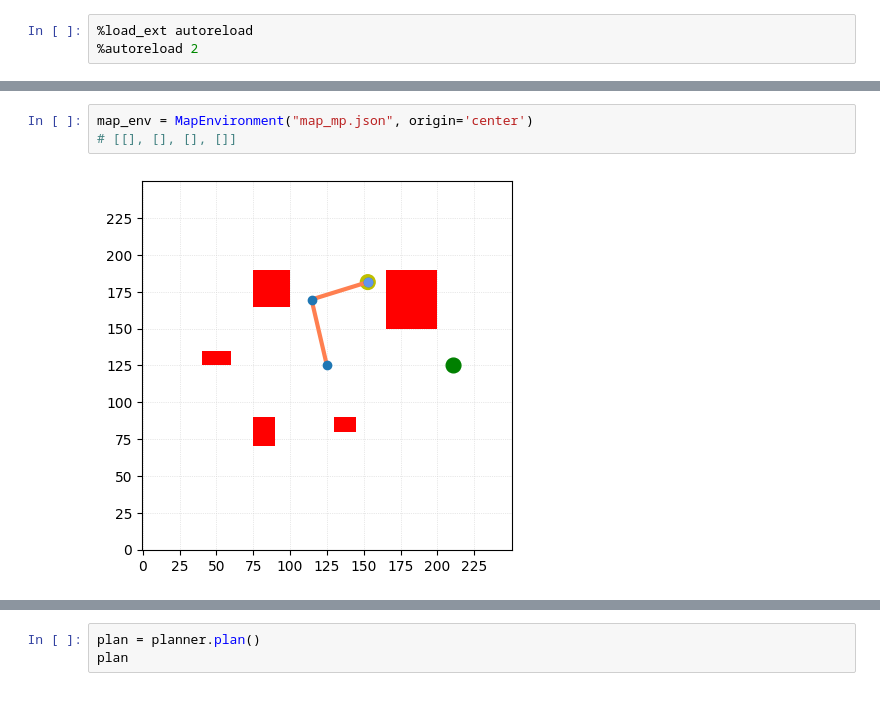
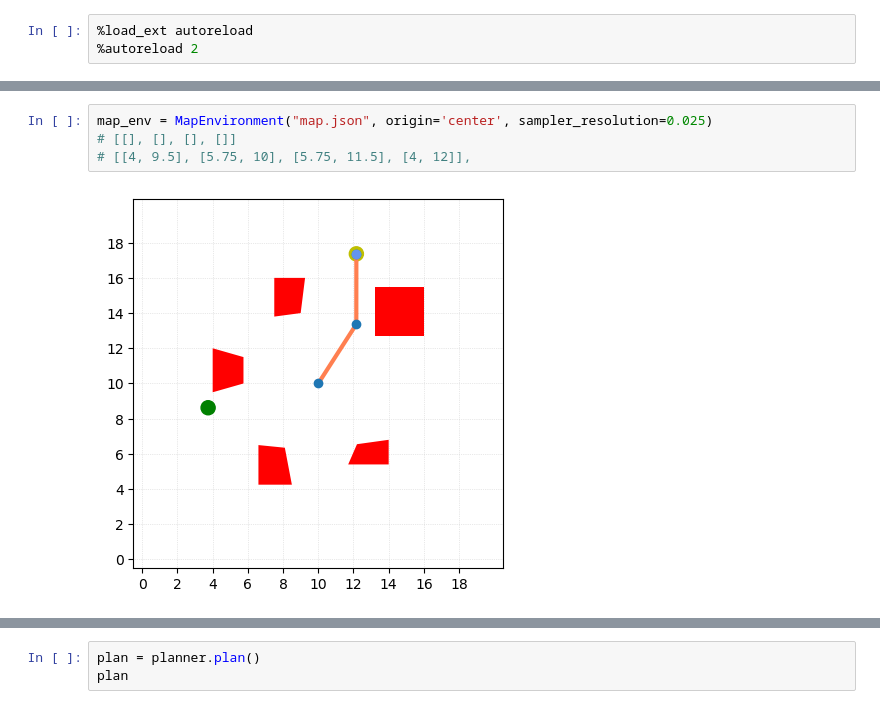
Before and after one commit to TamirOffen/ml_sampling, a Jupyter notebook: code/random_tests.ipynb, the cells around one changed output, grey strips where cells are left out. Cells and saved outputs as stored; diff of their text form.

```diff
--- a/code/random_tests.ipynb
+++ b/code/random_tests.ipynb
@@ -9,8 +12,9 @@ from AdaptiveSampler2D import AdaptiveSampler2D
-# %%
-map_env = MapEnvironment("map_mp.json", origin='center')
-# [[], [], [], []]
-# %% [output]
-[figure, removed]
+# %%
+map_env = MapEnvironment("map.json", origin='center', sampler_resolution=0.025)
+# [[], [], [], []]
+# [[4, 9.5], [5.75, 10], [5.75, 11.5], [4, 12]],
+# %% [output]
+[figure, added]
 # %%
 map_env.draw_config_space(resolution=0.025)
 # %% [output]
```
Also changed, not shown: parts of 19 cells of this notebook, 5 other files.
